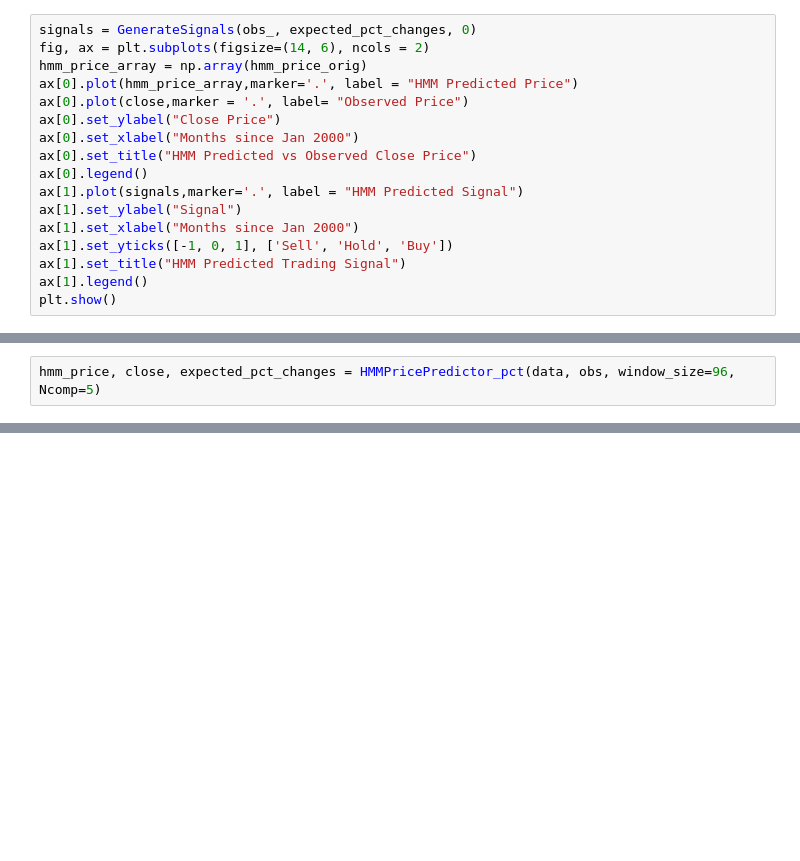
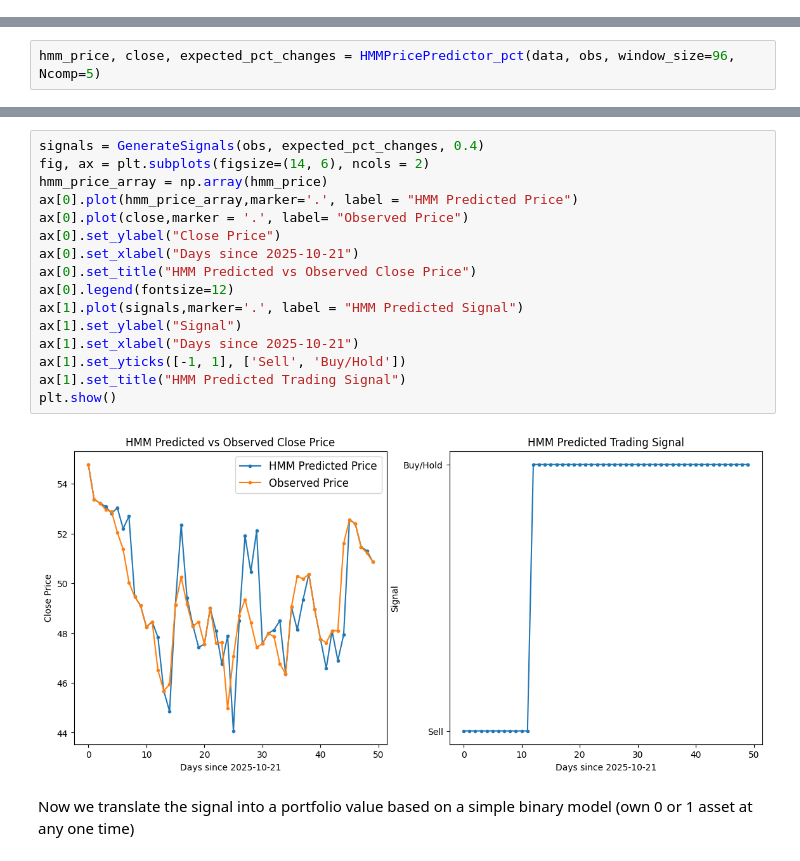
Before and after one commit to anderswol/AppStat2, a Jupyter notebook: Rasmus/Trading Strat.ipynb, the cells around one changed output, grey strips where cells are left out. Drawn from its saved outputs; the diff is of its cells as text; blank space fills up the shorter version.

```diff
--- a/Rasmus/Trading Strat.ipynb
+++ b/Rasmus/Trading Strat.ipynb
@@ -274,17 +10,0 @@ def GenerateSignals(obs, expected_pct_changes, threshold=0):
-# %%
-signals = GenerateSignals(obs_, expected_pct_changes, 0)
-fig, ax = plt.subplots(figsize=(14, 6), ncols = 2)
-hmm_price_array = np.array(hmm_price_orig)
-ax[0].plot(hmm_price_array,marker='.', label = "HMM Predicted Price")
-ax[0].plot(close,marker = '.', label= "Observed Price")
-ax[0].set_ylabel("Close Price")
-ax[0].set_xlabel("Months since Jan 2000")
-ax[0].set_title("HMM Predicted vs Observed Close Price")
-ax[0].legend()
-ax[1].plot(signals,marker='.', label = "HMM Predicted Signal")
-ax[1].set_ylabel("Signal")
-ax[1].set_xlabel("Months since Jan 2000")
-ax[1].set_yticks([-1, 0, 1], ['Sell', 'Hold', 'Buy'])
-ax[1].set_title("HMM Predicted Trading Signal")
-ax[1].legend()
-plt.show()
@@ -372,0 +71,20 @@ hmm_price, close, expected_pct_changes = HMMPricePredictor_pct(data, obs, window
+# %%
+signals = GenerateSignals(obs, expected_pct_changes, 0.4)
+fig, ax = plt.subplots(figsize=(14, 6), ncols = 2)
+hmm_price_array = np.array(hmm_price)
+ax[0].plot(hmm_price_array,marker='.', label = "HMM Predicted Price")
+ax[0].plot(close,marker = '.', label= "Observed Price")
+ax[0].set_ylabel("Close Price")
+ax[0].set_xlabel("Days since 2025-10-21")
+ax[0].set_title("HMM Predicted vs Observed Close Price")
+ax[0].legend(fontsize=12)
+ax[1].plot(signals,marker='.', label = "HMM Predicted Signal")
+ax[1].set_ylabel("Signal")
+ax[1].set_xlabel("Days since 2025-10-21")
+ax[1].set_yticks([-1, 1], ['Sell', 'Buy/Hold'])
+ax[1].set_title("HMM Predicted Trading Signal")
+plt.show()
+# %% [output]
+[figure, added]
+# %% [markdown]
+Now we translate the signal into a portfolio value based on a simple binary model (own 0 or 1 asset at any one time)
```
Also changed, not shown: parts of 24 cells of this notebook, 1 other file.
